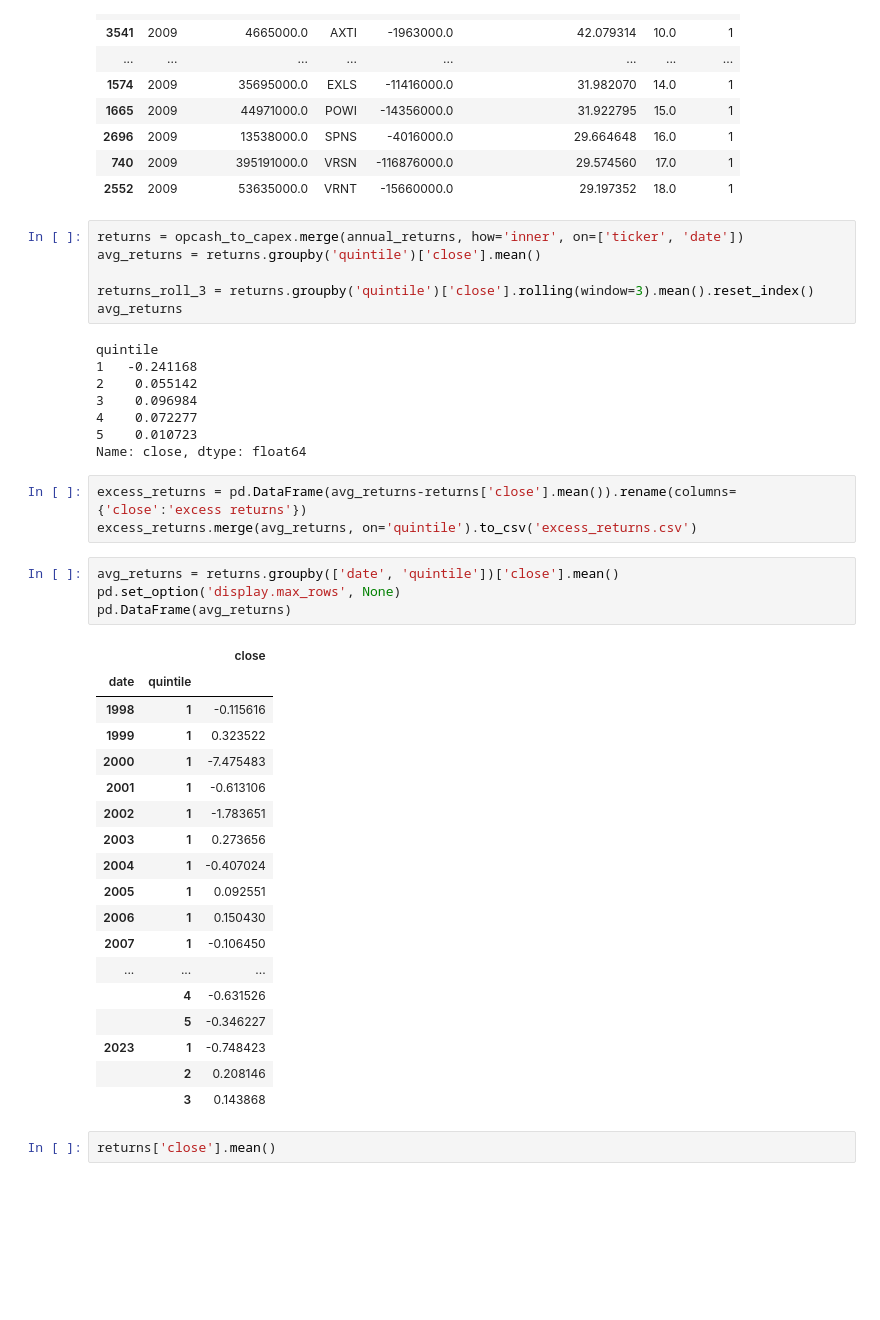
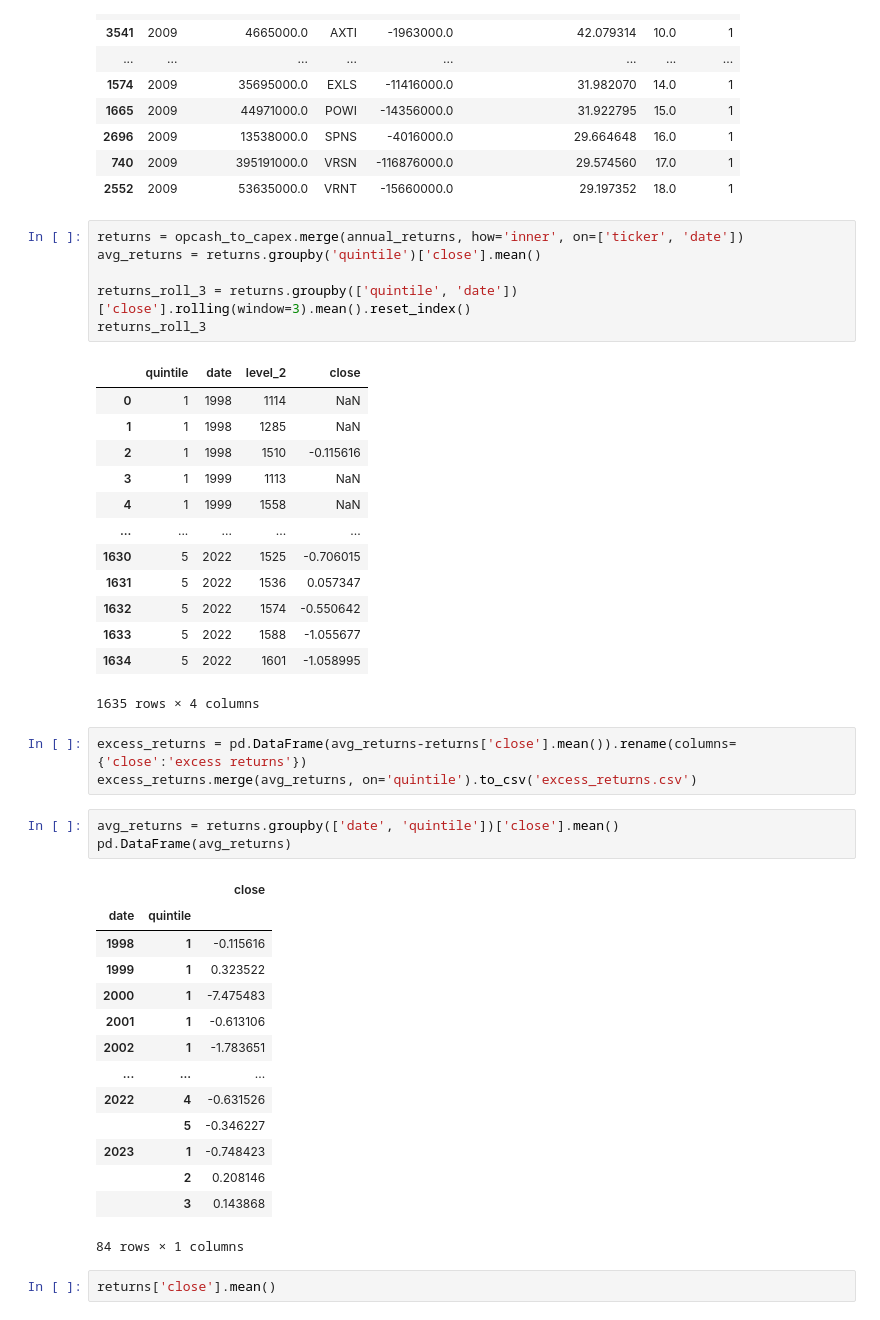
Before and after one commit to alisonands/Case-Study-A-data-driven-investment-analysis, a Jupyter notebook: data_gathering/analysis_opcash_to_capex.ipynb, the cells around one changed output. Cells and saved outputs as stored; diff of their text form; blank space fills up the shorter version.

```diff
--- a/data_gathering/analysis_opcash_to_capex.ipynb
+++ b/data_gathering/analysis_opcash_to_capex.ipynb
@@ -112,42 +112,43 @@ opcash_to_capex[(opcash_to_capex['date']==2009) &
 returns = opcash_to_capex.merge(annual_returns, how='inner', on=['ticker', 'date'])
 avg_returns = returns.groupby('quintile')['close'].mean()
 
-returns_roll_3 = returns.groupby('quintile')['close'].rolling(window=3).mean().reset_index()
-avg_returns
+returns_roll_3 = returns.groupby(['quintile', 'date'])['close'].rolling(window=3).mean().reset_index()
+returns_roll_3
 # %% [output]
+|  | quintile | date | level_2 | close |
+| 0 | 1 | 1998 | 1114 | NaN |
+| 1 | 1 | 1998 | 1285 | NaN |
+| 2 | 1 | 1998 | 1510 | -0.115616 |
+| 3 | 1 | 1999 | 1113 | NaN |
+| 4 | 1 | 1999 | 1558 | NaN |
+| ... | ... | ... | ... | ... |
+| 1630 | 5 | 2022 | 1525 | -0.706015 |
+| 1631 | 5 | 2022 | 1536 | 0.057347 |
+| 1632 | 5 | 2022 | 1574 | -0.550642 |
+| 1633 | 5 | 2022 | 1588 | -1.055677 |
+| 1634 | 5 | 2022 | 1601 | -1.058995 |
-quintile
-1   -0.241168
-2    0.055142
-3    0.096984
-4    0.072277
-5    0.010723
-Name: close, dtype: float64
+1635 rows × 4 columns
 # %%
 excess_returns = pd.DataFrame(avg_returns-returns['close'].mean()).rename(columns={'close':'excess returns'})
 excess_returns.merge(avg_returns, on='quintile').to_csv('excess_returns.csv')
 # %%
 avg_returns = returns.groupby(['date', 'quintile'])['close'].mean()
-pd.set_option('display.max_rows', None)
 pd.DataFrame(avg_returns)
 # %% [output]
 |  |  | close |
 | date | quintile |  |
 | 1998 | 1 | -0.115616 |
 | 1999 | 1 | 0.323522 |
 | 2000 | 1 | -7.475483 |
 | 2001 | 1 | -0.613106 |
 | 2002 | 1 | -1.783651 |
-| 2003 | 1 | 0.273656 |
-| 2004 | 1 | -0.407024 |
-| 2005 | 1 | 0.092551 |
-| 2006 | 1 | 0.150430 |
-| 2007 | 1 | -0.106450 |
 | ... | ... | ... |
-|  | 4 | -0.631526 |
+| 2022 | 4 | -0.631526 |
 |  | 5 | -0.346227 |
 | 2023 | 1 | -0.748423 |
 |  | 2 | 0.208146 |
 |  | 3 | 0.143868 |
+84 rows × 1 columns
 # %%
 returns['close'].mean()
 # %% [output]
```
Also changed, not shown: parts of 3 cells of this notebook.
